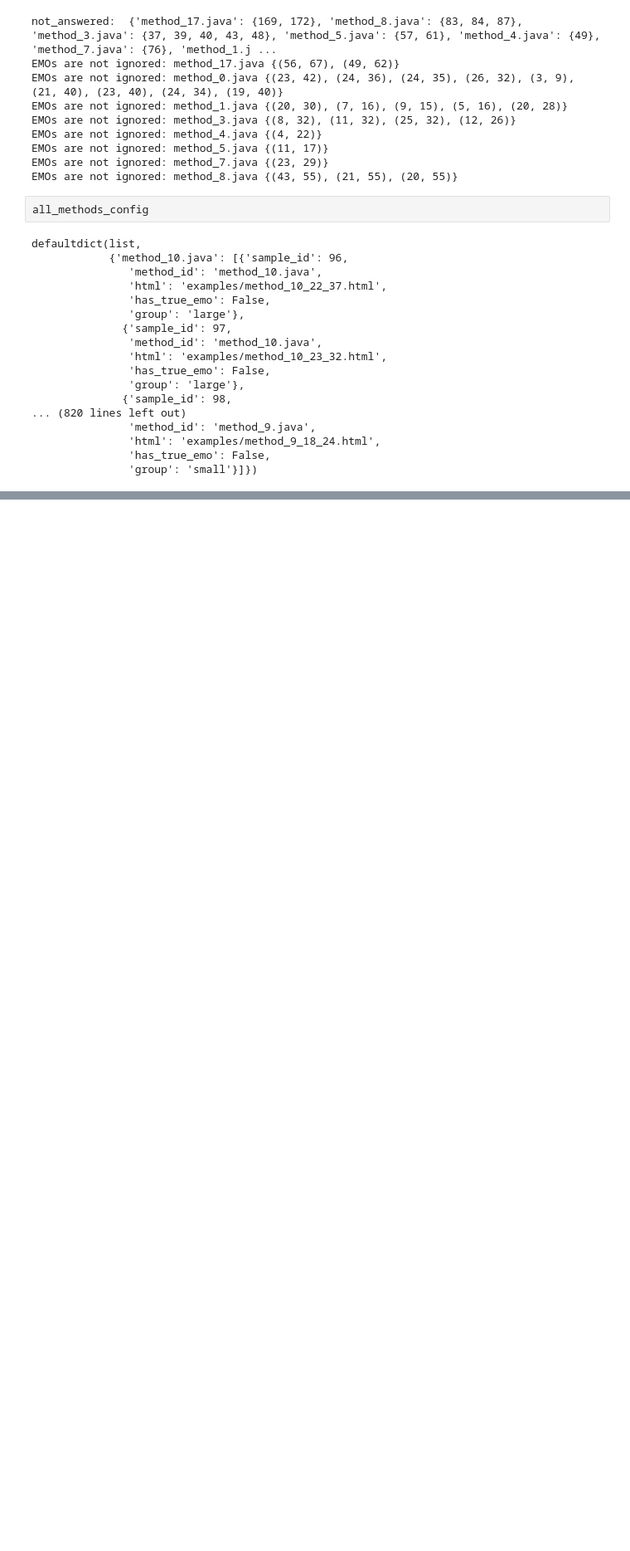
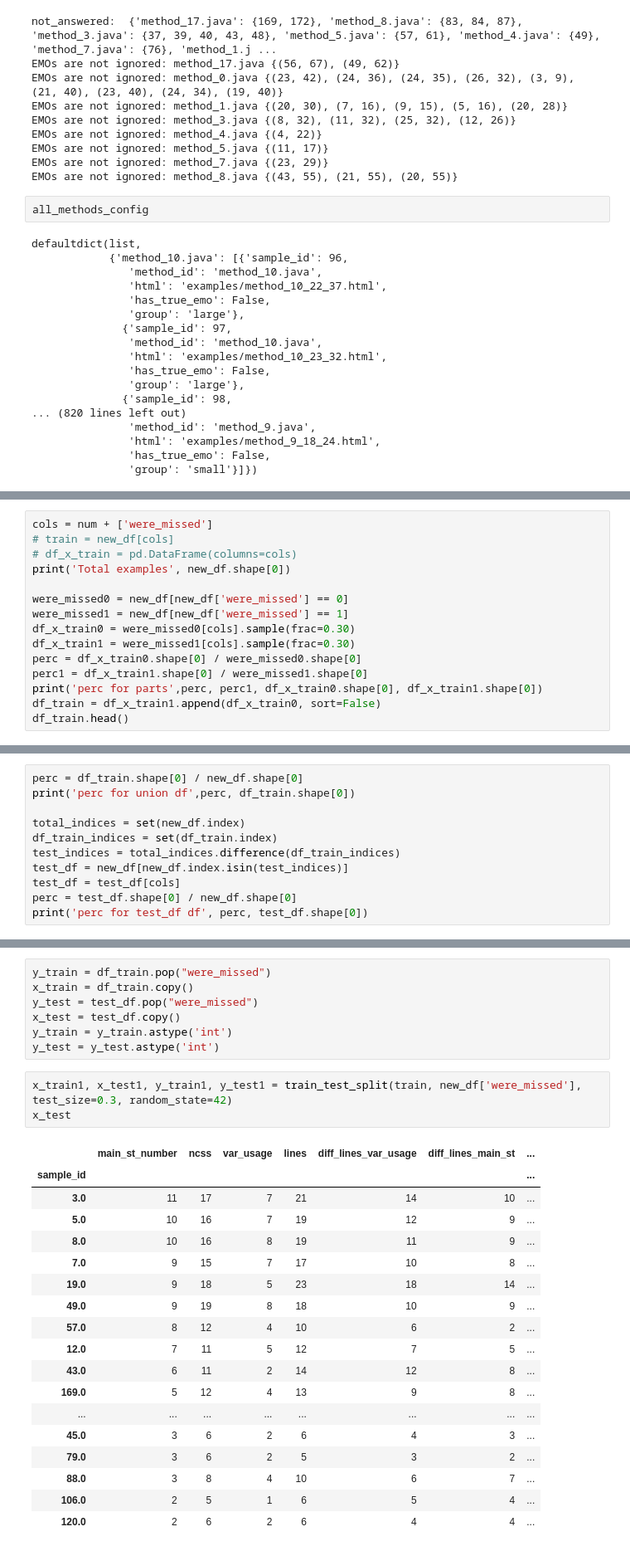
Before and after one commit to acheshkov/program_slicing, a Jupyter notebook: program_slicing/decomposition/manul_rules.ipynb, the cells around one changed output, grey strips where cells are left out. Shown at 83% size. Cells and saved outputs as stored; diff of their text form; blank space fills up the shorter version.

```diff
--- a/program_slicing/decomposition/manul_rules.ipynb
+++ b/program_slicing/decomposition/manul_rules.ipynb
@@ -510,0 +654,15 @@ df
+# %%
+cols = num + ['were_missed']
+# train = new_df[cols]
+# df_x_train = pd.DataFrame(columns=cols)
+print('Total examples', new_df.shape[0])
+
+were_missed0 = new_df[new_df['were_missed'] == 0]
+were_missed1 = new_df[new_df['were_missed'] == 1]
+df_x_train0 = were_missed0[cols].sample(frac=0.30)
+df_x_train1 = were_missed1[cols].sample(frac=0.30)
+perc = df_x_train0.shape[0] / were_missed0.shape[0]
+perc1 = df_x_train1.shape[0] / were_missed1.shape[0]
+print('perc for parts',perc, perc1, df_x_train0.shape[0], df_x_train1.shape[0])
+df_train = df_x_train1.append(df_x_train0, sort=False)
+df_train.head()
@@ -510,0 +679,11 @@ df
+# %%
+perc = df_train.shape[0] / new_df.shape[0]
+print('perc for union df',perc, df_train.shape[0])
+
+total_indices = set(new_df.index)
+df_train_indices = set(df_train.index)
+test_indices = total_indices.difference(df_train_indices)
+test_df = new_df[new_df.index.isin(test_indices)]
+test_df = test_df[cols]
+perc = test_df.shape[0] / new_df.shape[0]
+print('perc for test_df df', perc, test_df.shape[0])
@@ -510,0 +693,29 @@ df
+# %%
+y_train = df_train.pop("were_missed")
+x_train = df_train.copy()
+y_test = test_df.pop("were_missed")
+x_test = test_df.copy()
+y_train = y_train.astype('int')
+y_test = y_test.astype('int')
+# %%
+x_train1, x_test1, y_train1, y_test1 = train_test_split(train, new_df['were_missed'], test_size=0.3, random_state=42)
+x_test
+# %% [output]
+|  | main_st_number | ncss | var_usage | lines | diff_lines_var_usage | diff_lines_main_st | ... |
+| sample_id |  |  |  |  |  |  | ... |
+| 3.0 | 11 | 17 | 7 | 21 | 14 | 10 | ... |
+| 5.0 | 10 | 16 | 7 | 19 | 12 | 9 | ... |
+| 8.0 | 10 | 16 | 8 | 19 | 11 | 9 | ... |
+| 7.0 | 9 | 15 | 7 | 17 | 10 | 8 | ... |
+| 19.0 | 9 | 18 | 5 | 23 | 18 | 14 | ... |
+| 49.0 | 9 | 19 | 8 | 18 | 10 | 9 | ... |
+| 57.0 | 8 | 12 | 4 | 10 | 6 | 2 | ... |
+| 12.0 | 7 | 11 | 5 | 12 | 7 | 5 | ... |
+| 43.0 | 6 | 11 | 2 | 14 | 12 | 8 | ... |
+| 169.0 | 5 | 12 | 4 | 13 | 9 | 8 | ... |
+| ... | ... | ... | ... | ... | ... | ... | ... |
+| 45.0 | 3 | 6 | 2 | 6 | 4 | 3 | ... |
+| 79.0 | 3 | 6 | 2 | 5 | 3 | 2 | ... |
+| 88.0 | 3 | 8 | 4 | 10 | 6 | 7 | ... |
+| 106.0 | 2 | 5 | 1 | 6 | 5 | 4 | ... |
+| 120.0 | 2 | 6 | 2 | 6 | 4 | 4 | ... |
```
Also changed, not shown: parts of 32 cells of this notebook, 1 other file.
